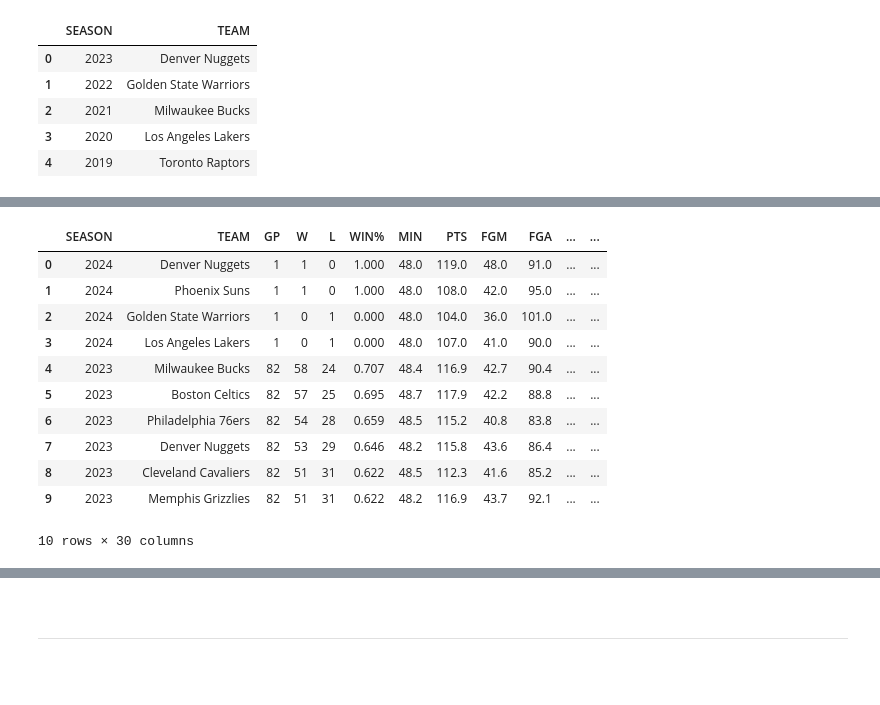
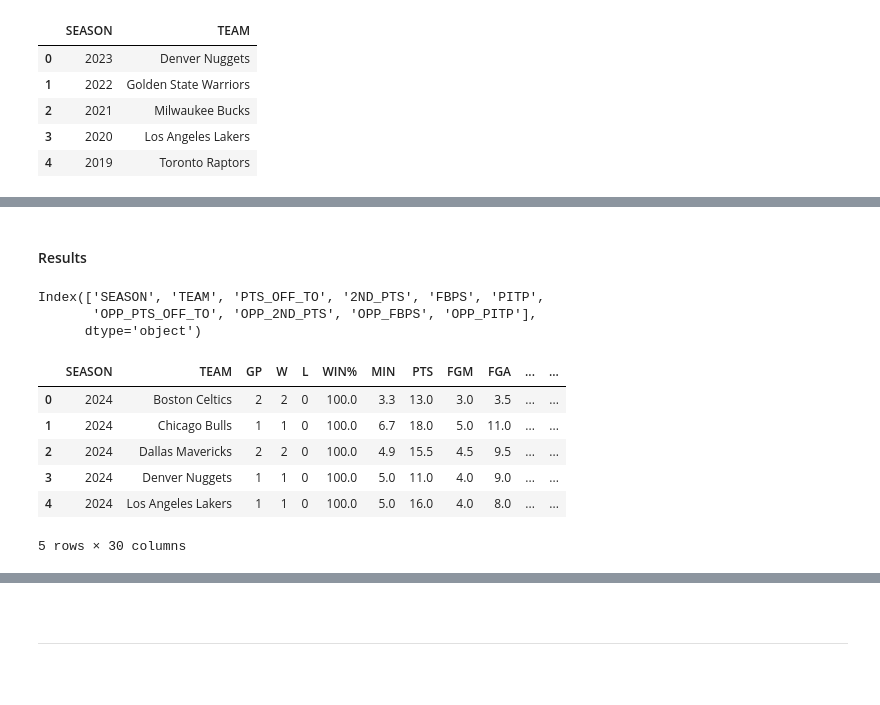
Before and after one commit to cdpeters/nba-prediction-analysis, a Jupyter notebook: ETL_and_sqlalchemy/nba_stats_transform_load.ipynb, the cells around one changed output, grey strips where cells are left out. Saved outputs shown, nothing was run; the diff lists cells and outputs as text; code cells hidden in the pictures.

```diff
--- a/ETL_and_sqlalchemy/nba_stats_transform_load.ipynb
+++ b/ETL_and_sqlalchemy/nba_stats_transform_load.ipynb
@@ -207,7 +236,7 @@ playoff_seasons = pd.to_datetime(playoff_seasons, format="%Y-%y").year
 # %%
-playoff_teams_df.columns = playoff_seasons
-playoff_teams_df = playoff_teams_df.astype(pd.StringDtype())
-playoff_teams_df.info()
+playoff_teams.columns = playoff_seasons
+playoff_teams = playoff_teams.astype("string")
+playoff_teams.info()
 # %% [output]
 <class 'pandas.core.frame.DataFrame'>
 RangeIndex: 16 entries, 0 to 15
@@ -265,7 +295,7 @@ playoff_teams_long_df.head()
 # %%
-champions_df["SEASON"] = pd.to_datetime(champions_df["SEASON"], format="%Y-%y").dt.year
-champions_df["TEAM"] = champions_df["TEAM"].astype(pd.StringDtype())
-champions_df.info()
+champions["SEASON"] = pd.to_datetime(champions["SEASON"], format="%Y-%y").dt.year
+champions["TEAM"] = champions["TEAM"].astype("string")
+champions.info()
 # %% [output]
 <class 'pandas.core.frame.DataFrame'>
 RangeIndex: 27 entries, 0 to 26
@@ -290,0 +320,10 @@ champions_df.head()
+# %%
+col_name_map = {
+    "ASTRATIO": "AST_RATIO",
+    "PTSOFF\xa0TO": "PTS_OFF_TO",
+    "2NDPTS": "2ND_PTS",
+    "OPP\xa0PTSOFF\xa0TO": "OPP_PTS_OFF_TO",
+    "OPP2ND\xa0PTS": "OPP_2ND_PTS",
+    "OPPFBPS": "OPP_FBPS",
+    "OPPPITP": "OPP_PITP",
+}
@@ -347,15 +435,18 @@ memory usage: 174.9+ KB
+# %% [markdown]
+#### Results
 # %%
-team_stats["Teams General Traditional"].head(10)
+team_stats["Teams General Misc"].columns
 # %% [output]
-|  | SEASON | TEAM | GP | W | L | WIN% | MIN | PTS | FGM | FGA | ... | ... |
-| 0 | 2024 | Denver Nuggets | 1 | 1 | 0 | 1.000 | 48.0 | 119.0 | 48.0 | 91.0 | ... | ... |
-| 1 | 2024 | Phoenix Suns | 1 | 1 | 0 | 1.000 | 48.0 | 108.0 | 42.0 | 95.0 | ... | ... |
-| 2 | 2024 | Golden State Warriors | 1 | 0 | 1 | 0.000 | 48.0 | 104.0 | 36.0 | 101.0 | ... | ... |
-| 3 | 2024 | Los Angeles Lakers | 1 | 0 | 1 | 0.000 | 48.0 | 107.0 | 41.0 | 90.0 | ... | ... |
-| 4 | 2023 | Milwaukee Bucks | 82 | 58 | 24 | 0.707 | 48.4 | 116.9 | 42.7 | 90.4 | ... | ... |
-| 5 | 2023 | Boston Celtics | 82 | 57 | 25 | 0.695 | 48.7 | 117.9 | 42.2 | 88.8 | ... | ... |
-| 6 | 2023 | Philadelphia 76ers | 82 | 54 | 28 | 0.659 | 48.5 | 115.2 | 40.8 | 83.8 | ... | ... |
-| 7 | 2023 | Denver Nuggets | 82 | 53 | 29 | 0.646 | 48.2 | 115.8 | 43.6 | 86.4 | ... | ... |
-| 8 | 2023 | Cleveland Cavaliers | 82 | 51 | 31 | 0.622 | 48.5 | 112.3 | 41.6 | 85.2 | ... | ... |
-| 9 | 2023 | Memphis Grizzlies | 82 | 51 | 31 | 0.622 | 48.2 | 116.9 | 43.7 | 92.1 | ... | ... |
-10 rows × 30 columns
+Index(['SEASON', 'TEAM', 'PTS_OFF_TO', '2ND_PTS', 'FBPS', 'PITP',
+       'OPP_PTS_OFF_TO', 'OPP_2ND_PTS', 'OPP_FBPS', 'OPP_PITP'],
+      dtype='object')
+# %%
+team_stats["Teams Clutch Traditional"].head(5)
+# %% [output]
+|  | SEASON | TEAM | GP | W | L | WIN% | MIN | PTS | FGM | FGA | ... | ... |
+| 0 | 2024 | Boston Celtics | 2 | 2 | 0 | 100.0 | 3.3 | 13.0 | 3.0 | 3.5 | ... | ... |
+| 1 | 2024 | Chicago Bulls | 1 | 1 | 0 | 100.0 | 6.7 | 18.0 | 5.0 | 11.0 | ... | ... |
+| 2 | 2024 | Dallas Mavericks | 2 | 2 | 0 | 100.0 | 4.9 | 15.5 | 4.5 | 9.5 | ... | ... |
+| 3 | 2024 | Denver Nuggets | 1 | 1 | 0 | 100.0 | 5.0 | 11.0 | 4.0 | 9.0 | ... | ... |
+| 4 | 2024 | Los Angeles Lakers | 1 | 1 | 0 | 100.0 | 5.0 | 16.0 | 4.0 | 8.0 | ... | ... |
+5 rows × 30 columns
```
Also changed, not shown: parts of 67 cells of this notebook, 3 other files.
